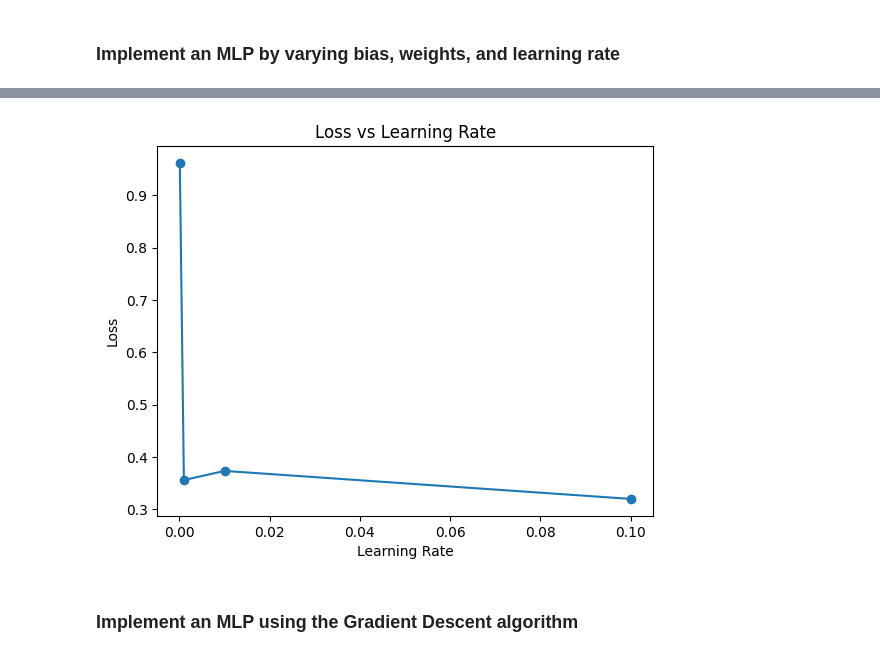
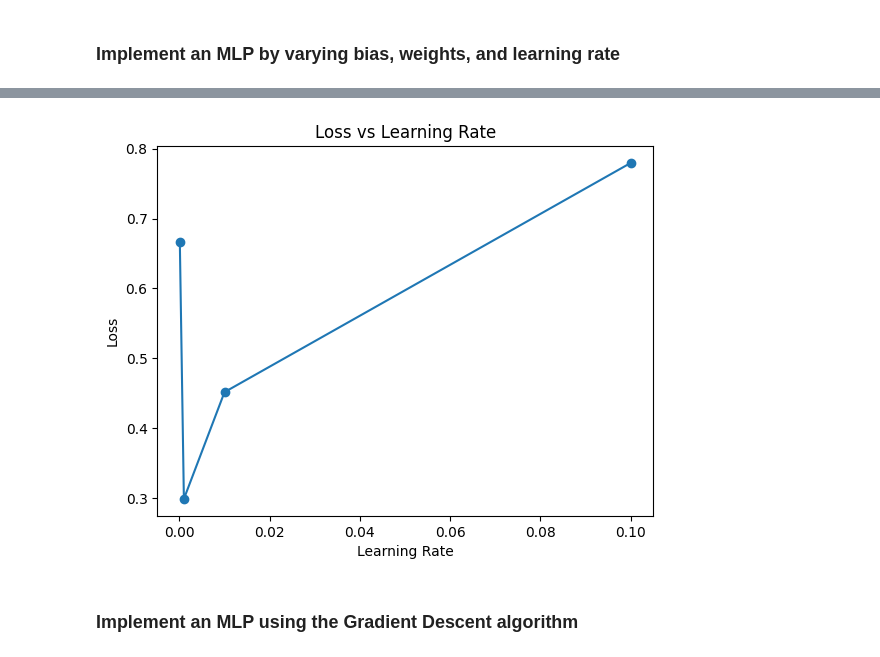
Before and after one commit to GodishalaAshwith/DeepLearning, a Jupyter notebook: DLClean.ipynb, the cells around one changed output, grey strips where cells are left out. Saved outputs shown, nothing was run; the diff lists cells and outputs as text; code cells hidden in the pictures.

```diff
--- a/DLClean.ipynb
+++ b/DLClean.ipynb
@@ -533,12 +533,12 @@ X_train, X_test, y_train, y_test = train_test_split(X,y,test_size=0.2)
 learning_rates = [0.0001,0.001,0.01,0.1]
 loss_values = []
 
-for lr in learning_rates:
+for i, lr in enumerate(learning_rates):
 
     model = MLPClassifier(hidden_layer_sizes=(5,),
                           learning_rate_init=lr,
                           max_iter=500,
-                          random_state=42)
+                          random_state= i+1 )
 
     model.fit(X_train,y_train)
 
@@ -565,4 +565,4 @@ Loss: [0.9620361479010476, 0.3556166910731276, 0.37311355105190863, 0.3195619231
-[figure, old version]
+[figure, new version]
 # %% [markdown]
 ### Implement an MLP using the Gradient Descent algorithm
 # %%
```
Also changed, not shown: parts of 6 cells of this notebook.
